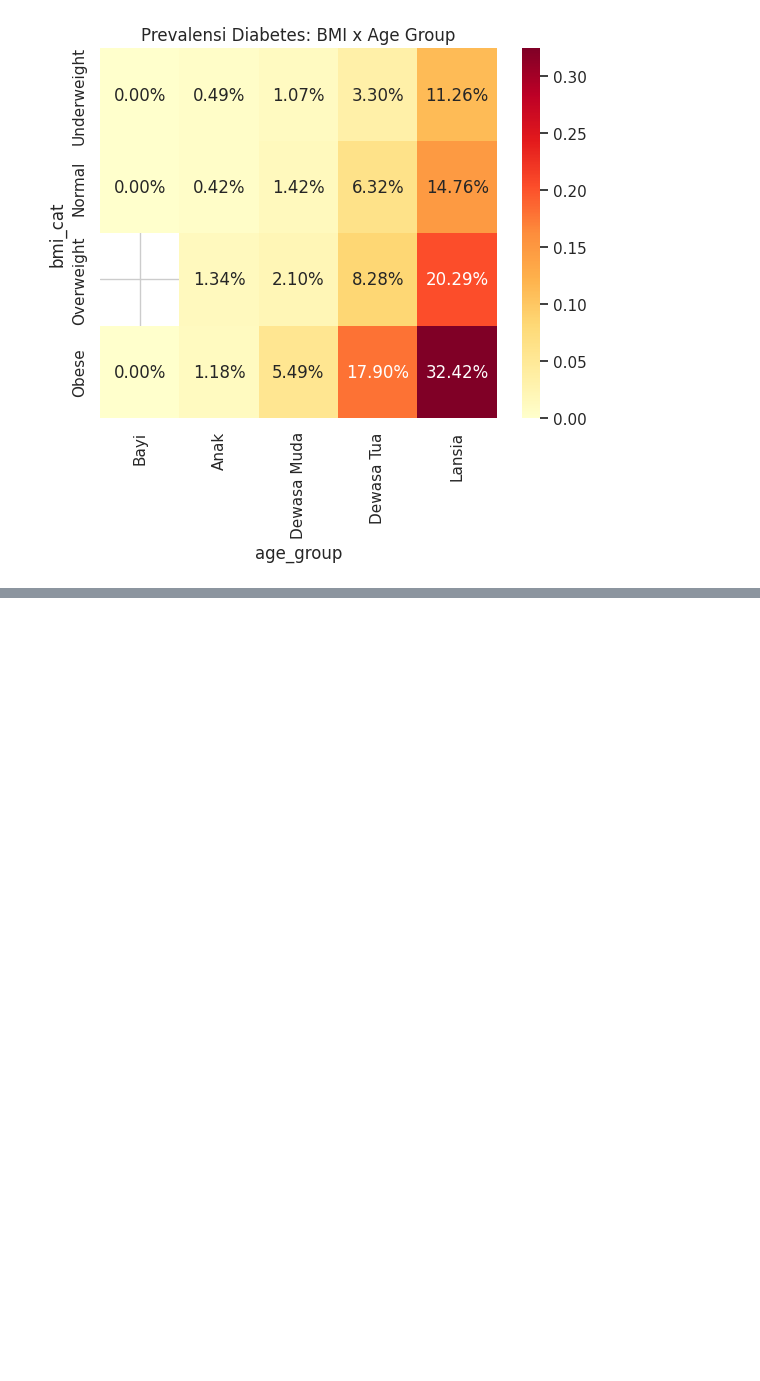
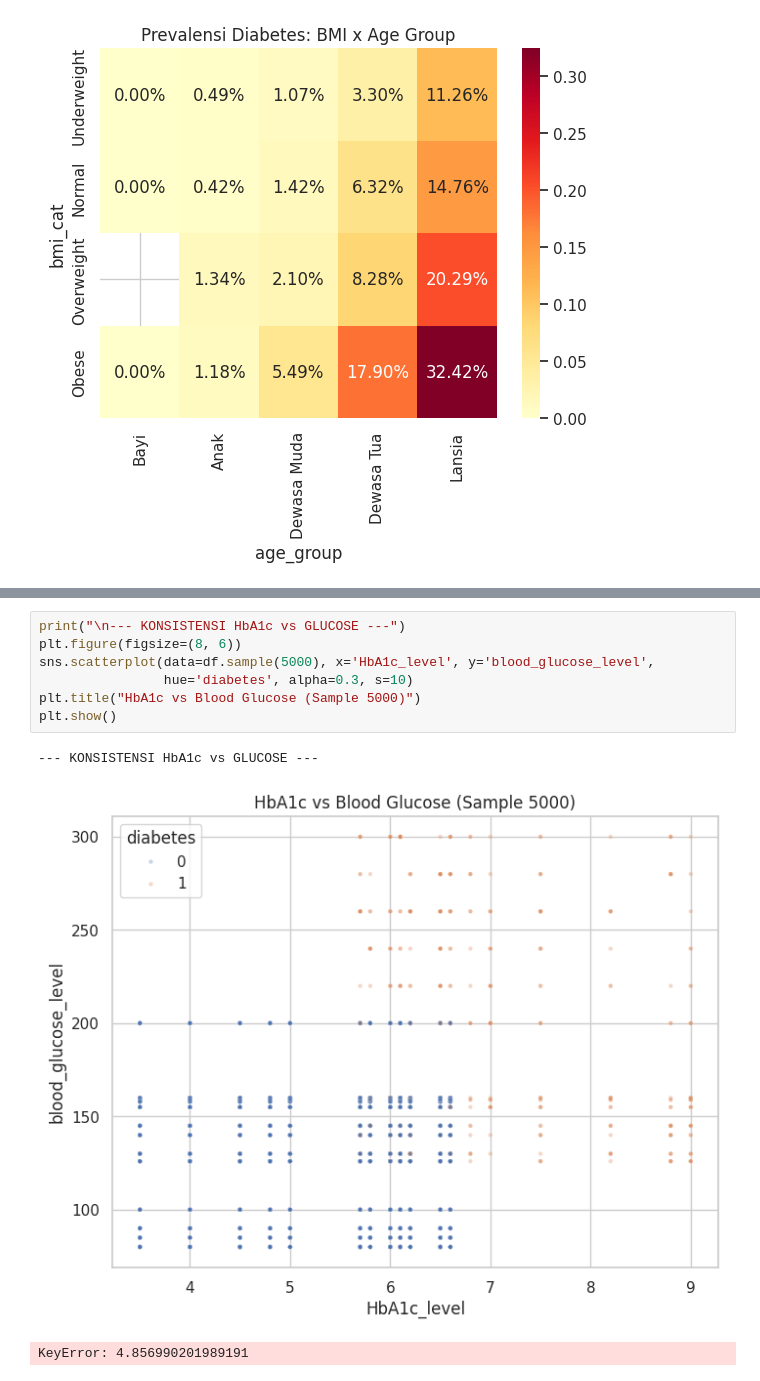
Before and after one commit to aariffaqiih/temp, a Jupyter notebook: Untitled14.ipynb, the cells around one changed output, grey strips where cells are left out. Drawn from its saved outputs; the diff is of its cells as text; blank space fills up the shorter version.

```diff
--- a/Untitled14.ipynb
+++ b/Untitled14.ipynb
@@ -351,0 +362,11 @@ plt.show()
+# %%
+print("\n--- KONSISTENSI HbA1c vs GLUCOSE ---")
+plt.figure(figsize=(8, 6))
+sns.scatterplot(data=df.sample(5000), x='HbA1c_level', y='blood_glucose_level',
+                hue='diabetes', alpha=0.3, s=10)
+plt.title("HbA1c vs Blood Glucose (Sample 5000)")
+plt.show()
+# %% [output]
+--- KONSISTENSI HbA1c vs GLUCOSE ---
+[figure, added]
+KeyError: 4.856990201989191
```
Also changed, not shown: parts of 4 cells of this notebook.
